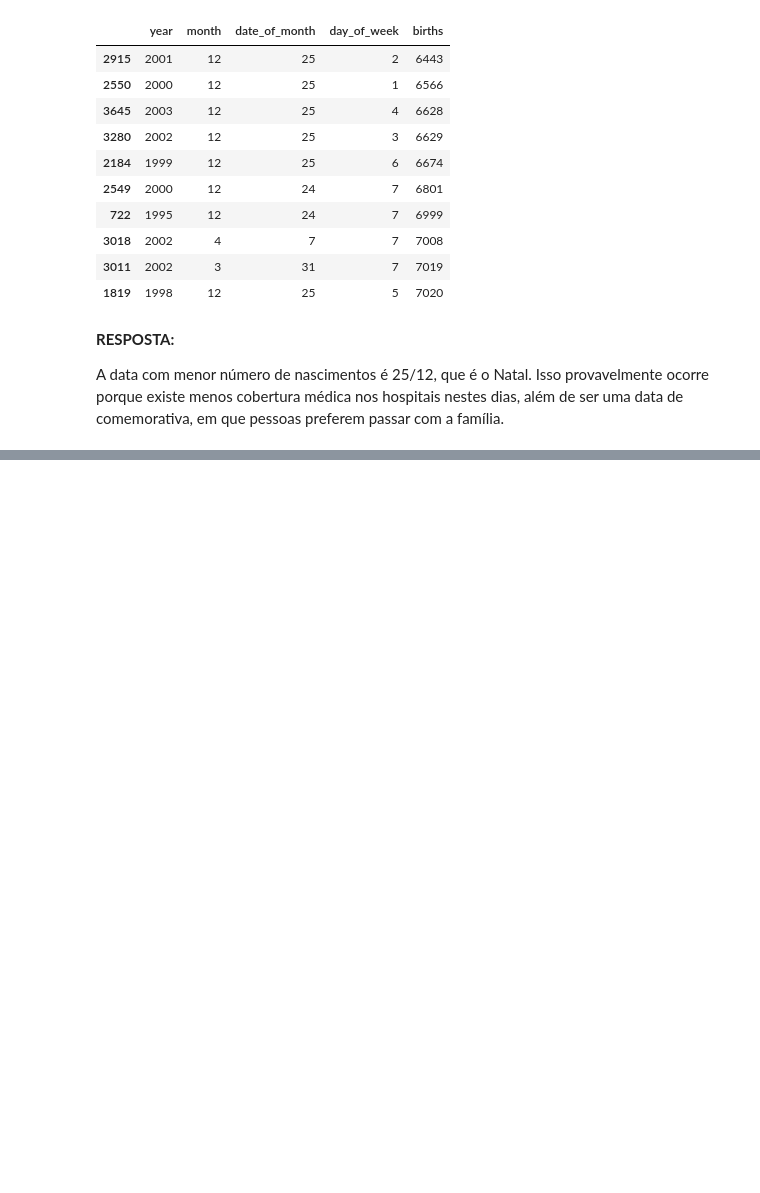
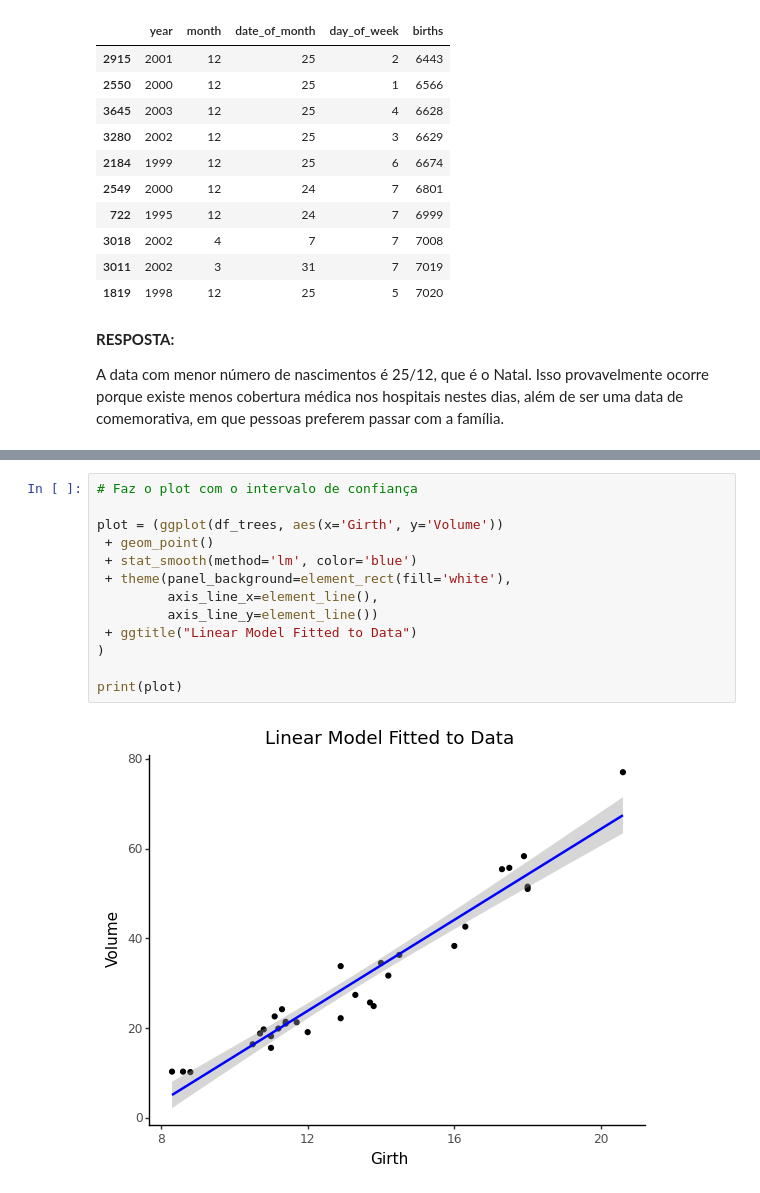
Before and after one commit to pdcos/analise_visual_ciencia_de_dados, a Jupyter notebook: participacao_11/solutions_11.ipynb, the cells around one changed output, grey strips where cells are left out. Saved outputs shown, nothing was run; the diff lists cells and outputs as text; blank space fills up the shorter version.

```diff
--- a/participacao_11/solutions_11.ipynb
+++ b/participacao_11/solutions_11.ipynb
@@ -236,0 +331,15 @@ A data com menor número de nascimentos é 25/12, que é o Natal. Isso provavelm
+# %%
+# Faz o plot com o intervalo de confiança
+
+plot = (ggplot(df_trees, aes(x='Girth', y='Volume'))
+ + geom_point()
+ + stat_smooth(method='lm', color='blue')
+ + theme(panel_background=element_rect(fill='white'),
+         axis_line_x=element_line(),
+         axis_line_y=element_line())
+ + ggtitle("Linear Model Fitted to Data")
+)
+
+print(plot)
+# %% [output]
+[figure, added]
```
Also changed, not shown: parts of 25 cells of this notebook, 2 other files.
